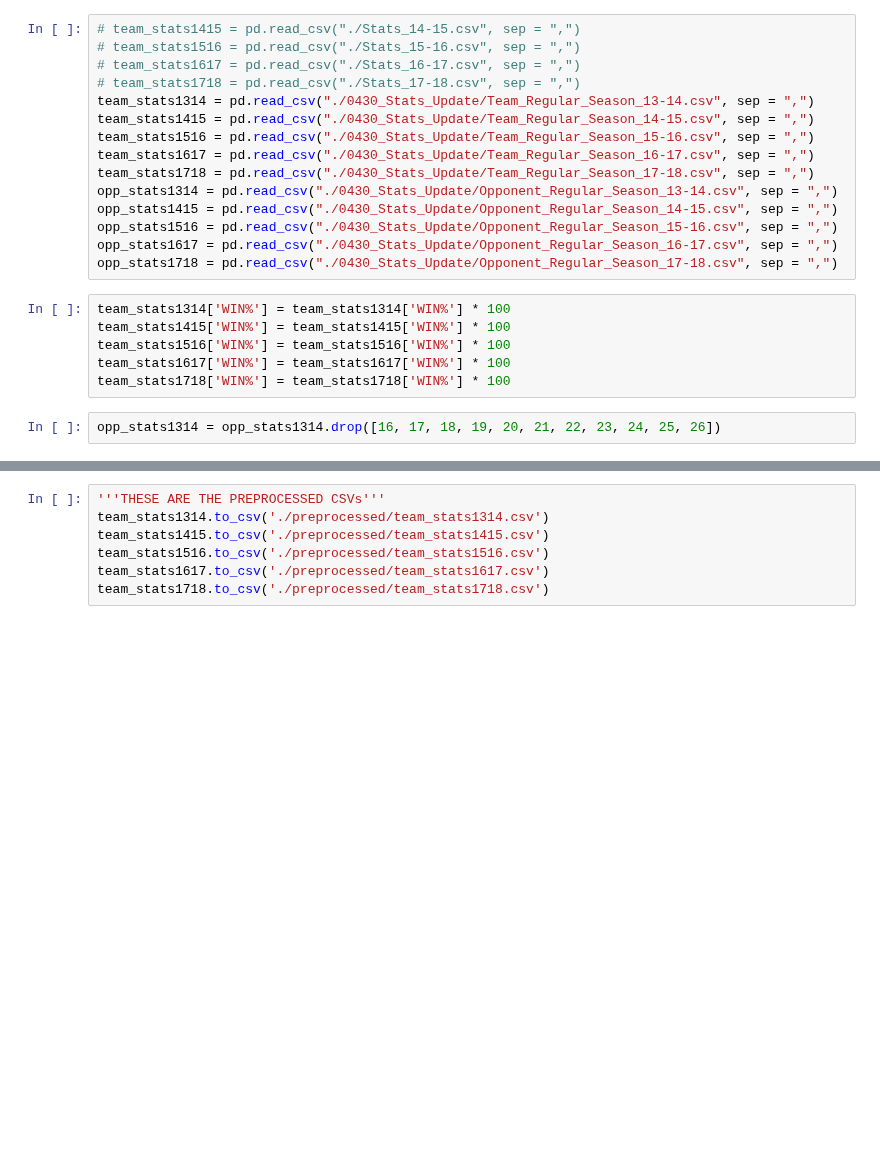
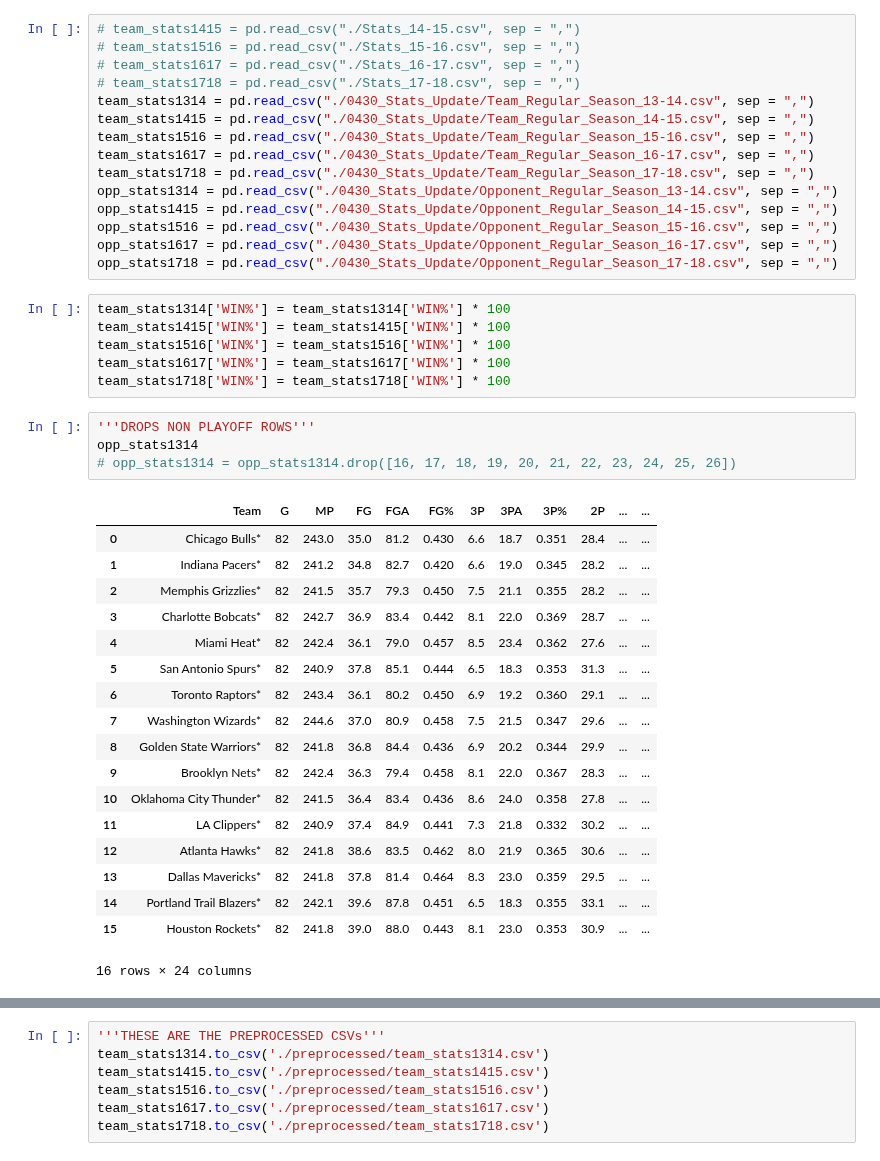
Before and after one commit to MaloneRobert/BasketballPredictor, a Jupyter notebook: Preprocessing.ipynb, the cells around one changed output, grey strips where cells are left out. Cells and saved outputs as stored; diff of their text form; blank space fills up the shorter version.

```diff
--- a/Preprocessing.ipynb
+++ b/Preprocessing.ipynb
@@ -65,7 +65,28 @@ team_stats1516['WIN%'] = team_stats1516['WIN%'] * 100
 team_stats1617['WIN%'] = team_stats1617['WIN%'] * 100
 team_stats1718['WIN%'] = team_stats1718['WIN%'] * 100
 # %%
-opp_stats1314 = opp_stats1314.drop([16, 17, 18, 19, 20, 21, 22, 23, 24, 25, 26])
+'''DROPS NON PLAYOFF ROWS'''
+opp_stats1314
+# opp_stats1314 = opp_stats1314.drop([16, 17, 18, 19, 20, 21, 22, 23, 24, 25, 26])
+# %% [output]
+|  | Team | G | MP | FG | FGA | FG% | 3P | 3PA | 3P% | 2P | ... | ... |
+| 0 | Chicago Bulls* | 82 | 243.0 | 35.0 | 81.2 | 0.430 | 6.6 | 18.7 | 0.351 | 28.4 | ... | ... |
+| 1 | Indiana Pacers* | 82 | 241.2 | 34.8 | 82.7 | 0.420 | 6.6 | 19.0 | 0.345 | 28.2 | ... | ... |
+| 2 | Memphis Grizzlies* | 82 | 241.5 | 35.7 | 79.3 | 0.450 | 7.5 | 21.1 | 0.355 | 28.2 | ... | ... |
+| 3 | Charlotte Bobcats* | 82 | 242.7 | 36.9 | 83.4 | 0.442 | 8.1 | 22.0 | 0.369 | 28.7 | ... | ... |
+| 4 | Miami Heat* | 82 | 242.4 | 36.1 | 79.0 | 0.457 | 8.5 | 23.4 | 0.362 | 27.6 | ... | ... |
+| 5 | San Antonio Spurs* | 82 | 240.9 | 37.8 | 85.1 | 0.444 | 6.5 | 18.3 | 0.353 | 31.3 | ... | ... |
+| 6 | Toronto Raptors* | 82 | 243.4 | 36.1 | 80.2 | 0.450 | 6.9 | 19.2 | 0.360 | 29.1 | ... | ... |
+| 7 | Washington Wizards* | 82 | 244.6 | 37.0 | 80.9 | 0.458 | 7.5 | 21.5 | 0.347 | 29.6 | ... | ... |
+| 8 | Golden State Warriors* | 82 | 241.8 | 36.8 | 84.4 | 0.436 | 6.9 | 20.2 | 0.344 | 29.9 | ... | ... |
+| 9 | Brooklyn Nets* | 82 | 242.4 | 36.3 | 79.4 | 0.458 | 8.1 | 22.0 | 0.367 | 28.3 | ... | ... |
+| 10 | Oklahoma City Thunder* | 82 | 241.5 | 36.4 | 83.4 | 0.436 | 8.6 | 24.0 | 0.358 | 27.8 | ... | ... |
+| 11 | LA Clippers* | 82 | 240.9 | 37.4 | 84.9 | 0.441 | 7.3 | 21.8 | 0.332 | 30.2 | ... | ... |
+| 12 | Atlanta Hawks* | 82 | 241.8 | 38.6 | 83.5 | 0.462 | 8.0 | 21.9 | 0.365 | 30.6 | ... | ... |
+| 13 | Dallas Mavericks* | 82 | 241.8 | 37.8 | 81.4 | 0.464 | 8.3 | 23.0 | 0.359 | 29.5 | ... | ... |
+| 14 | Portland Trail Blazers* | 82 | 242.1 | 39.6 | 87.8 | 0.451 | 6.5 | 18.3 | 0.355 | 33.1 | ... | ... |
+| 15 | Houston Rockets* | 82 | 241.8 | 39.0 | 88.0 | 0.443 | 8.1 | 23.0 | 0.353 | 30.9 | ... | ... |
+16 rows × 24 columns
 # %%
 # df.columns = df.columns.str.replace(' ', '_')
 opp_stats1314['Team'] = opp_stats1314.Team.str.replace(' ', '_')
```
Also changed, not shown: parts of 8 cells of this notebook, 2 other files.
